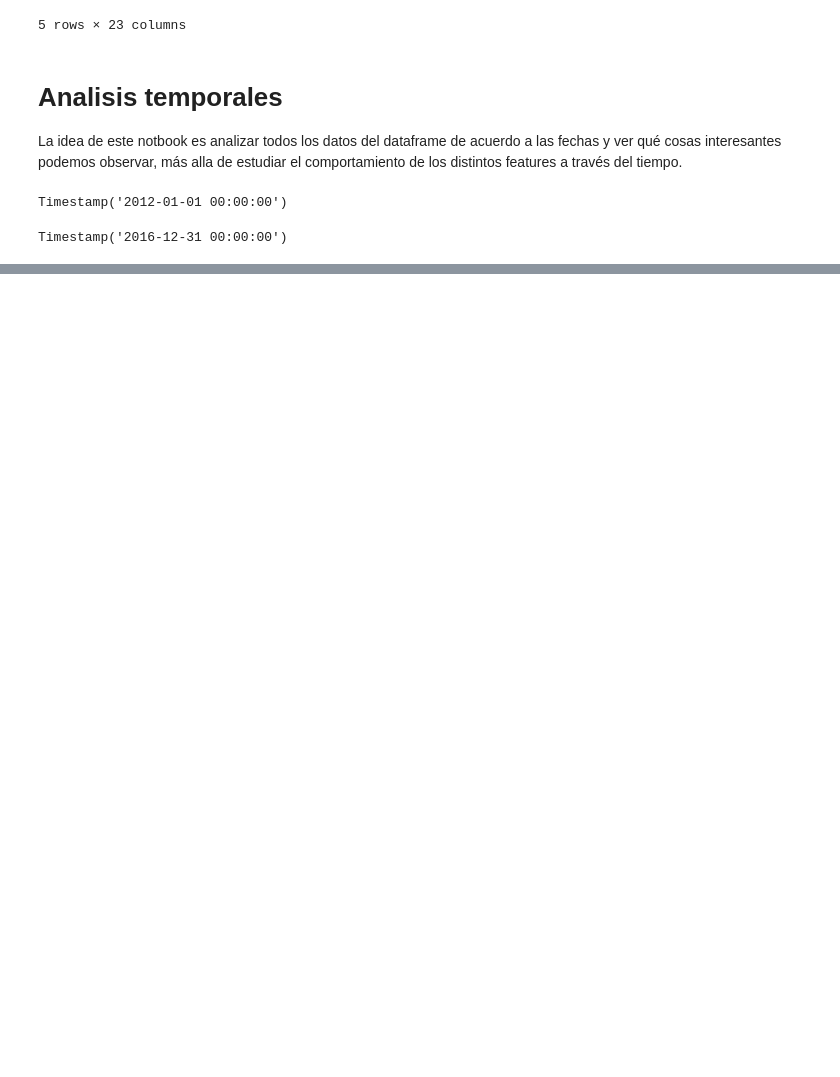
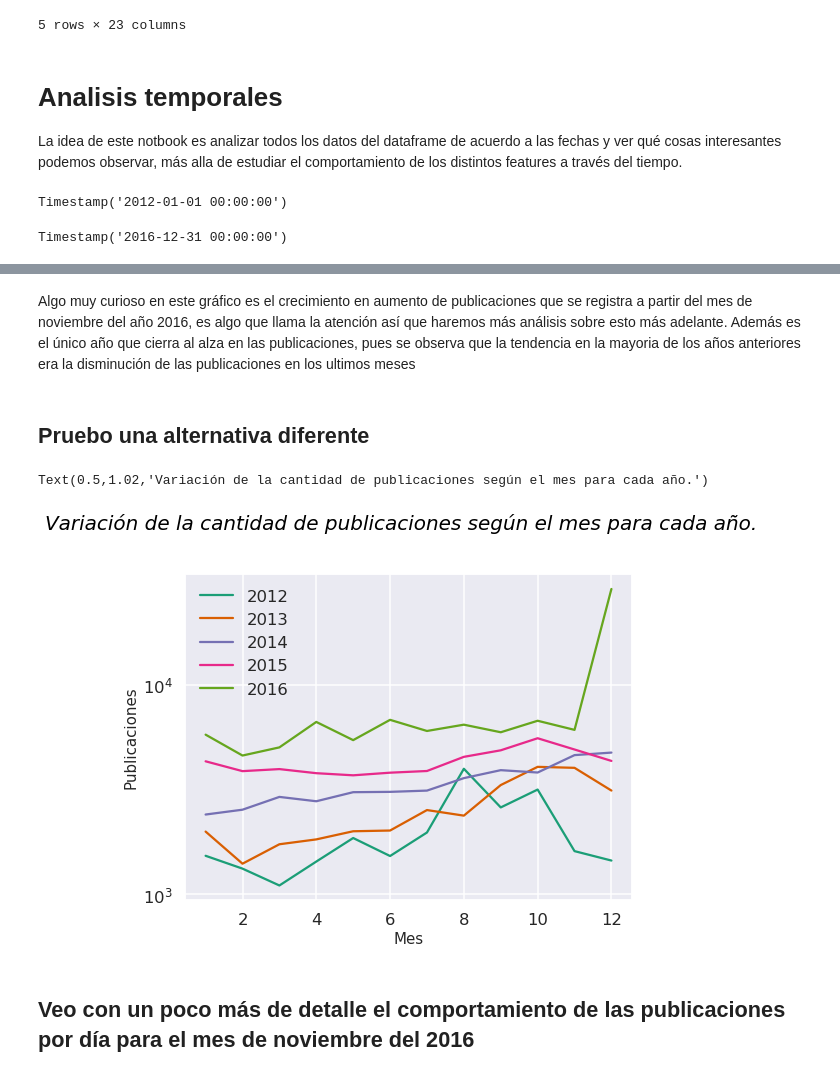
Before and after one commit to luctiz/Grupo43-TP1, a Jupyter notebook: AnalisisTemporales.ipynb, the cells around one changed output, grey strips where cells are left out. Drawn from its saved outputs; the diff is of its cells as text; code cells hidden in the pictures; blank space fills up the shorter version.

```diff
--- a/AnalisisTemporales.ipynb
+++ b/AnalisisTemporales.ipynb
@@ -47,0 +180,18 @@ Timestamp('2016-12-31 00:00:00')
+# %% [markdown]
+Algo muy curioso en este gráfico es el crecimiento en aumento de publicaciones que se registra a partir del mes de noviembre del año 2016, es algo que llama la atención así que haremos más análisis sobre esto más adelante.
+Además es el único año que cierra al alza en las publicaciones, pues se observa que la tendencia en la mayoria de los años anteriores era la disminución de las publicaciones en los ultimos meses
+# %% [markdown]
+## Pruebo una alternativa diferente
+# %%
+plt.figure(figsize = (8,6))
+for i, j in  enumerate(dataXmes.iloc[:,1:].columns):
+    plt.semilogy(dataXmes['mes'], dataXmes[j], marker='', color=palette(i))
+plt.legend()
+plt.xlabel('Mes', fontsize = 15)
+plt.ylabel('Publicaciones', fontsize = 15)
+plt.suptitle("Variación de la cantidad de publicaciones según el mes para cada año.", fontsize = 20, fontweight=0, color='black', style='italic', y=1.02)
+# %% [output]
+Text(0.5,1.02,'Variación de la cantidad de publicaciones según el mes para cada año.')
+[figure, added]
+# %% [markdown]
+## Veo con un poco más de detalle el comportamiento de las publicaciones por día para el mes de noviembre del 2016
```
Also changed, not shown: parts of 18 cells of this notebook.
